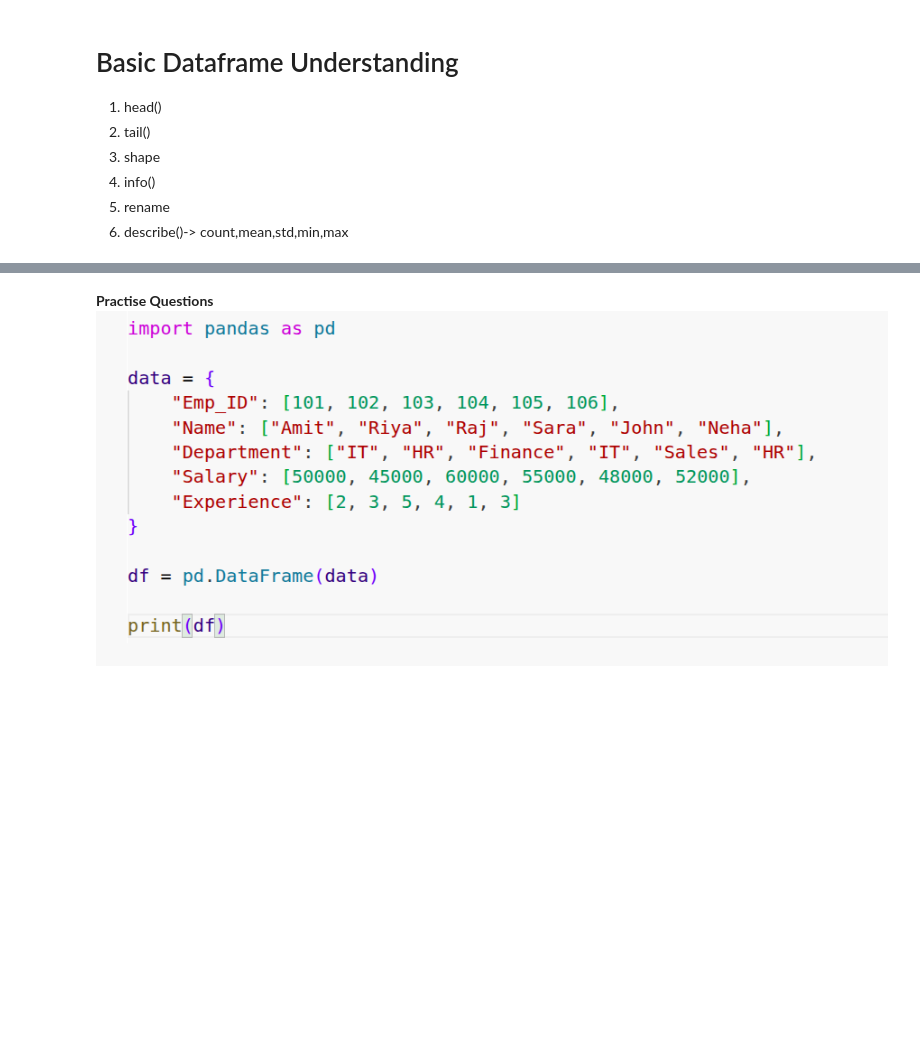
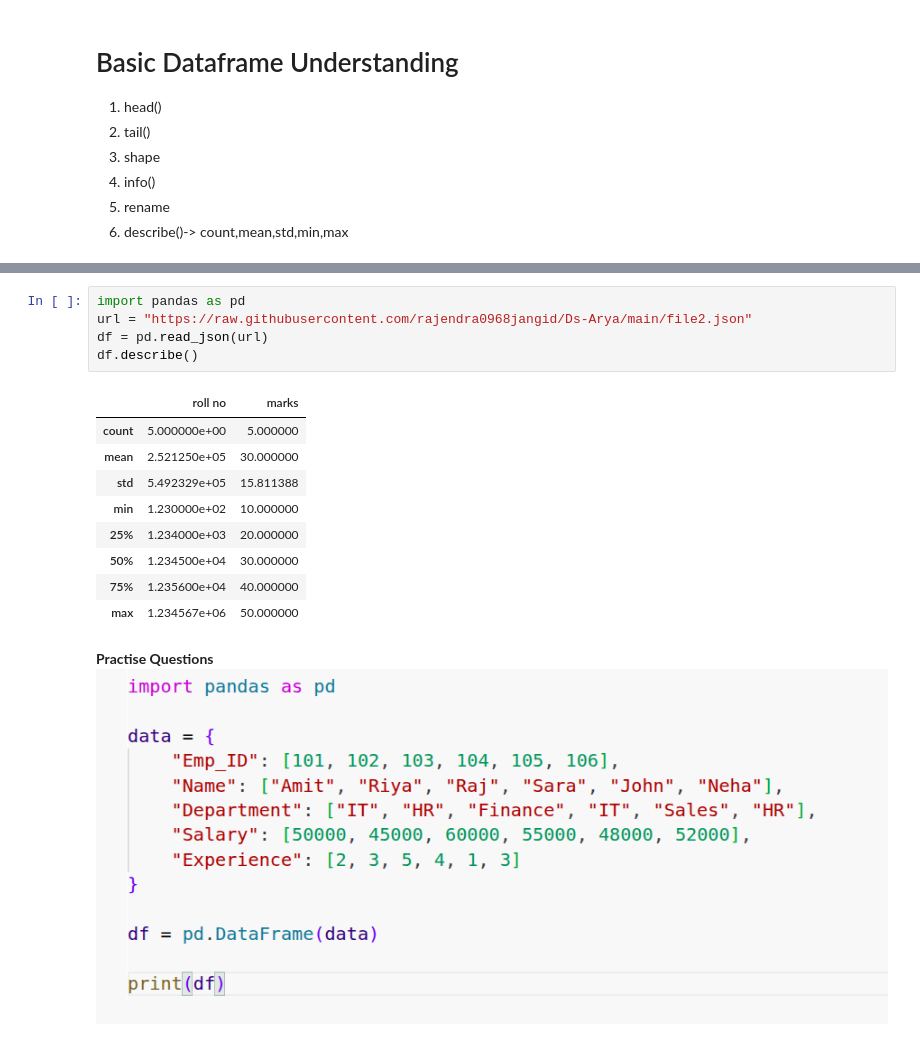
Before and after one commit to rajendra0968jangid/Ds-Arya, a Jupyter notebook: day8.ipynb, the cells around one changed output, grey strips where cells are left out. Saved outputs shown, nothing was run; the diff lists cells and outputs as text; blank space fills up the shorter version.

```diff
--- a/day8.ipynb
+++ b/day8.ipynb
@@ -95,3 +145,18 @@ dtype: object
+# %%
+import pandas as pd
+url = "https://raw.githubusercontent.com/rajendra0968jangid/Ds-Arya/main/file2.json"
+df = pd.read_json(url)
+df.describe()
+# %% [output]
+|  | roll no | marks |
+| count | 5.000000e+00 | 5.000000 |
+| mean | 2.521250e+05 | 30.000000 |
+| std | 5.492329e+05 | 15.811388 |
+| min | 1.230000e+02 | 10.000000 |
+| 25% | 1.234000e+03 | 20.000000 |
+| 50% | 1.234500e+04 | 30.000000 |
+| 75% | 1.235600e+04 | 40.000000 |
+| max | 1.234567e+06 | 50.000000 |
 # %% [markdown]
 **Practise Questions**
 ![image.png](embedded-picture-1)
```
Also changed, not shown: parts of 8 cells of this notebook.
